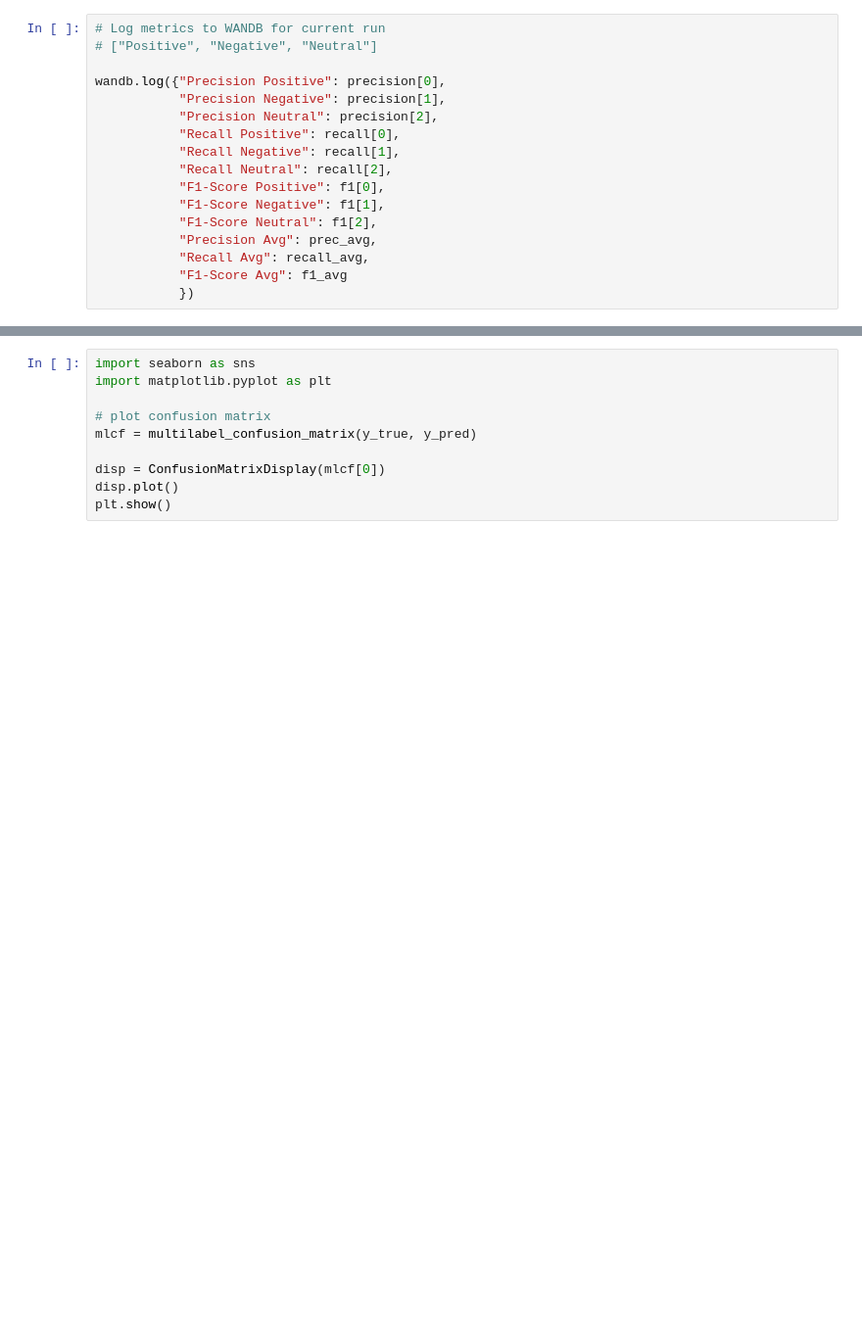
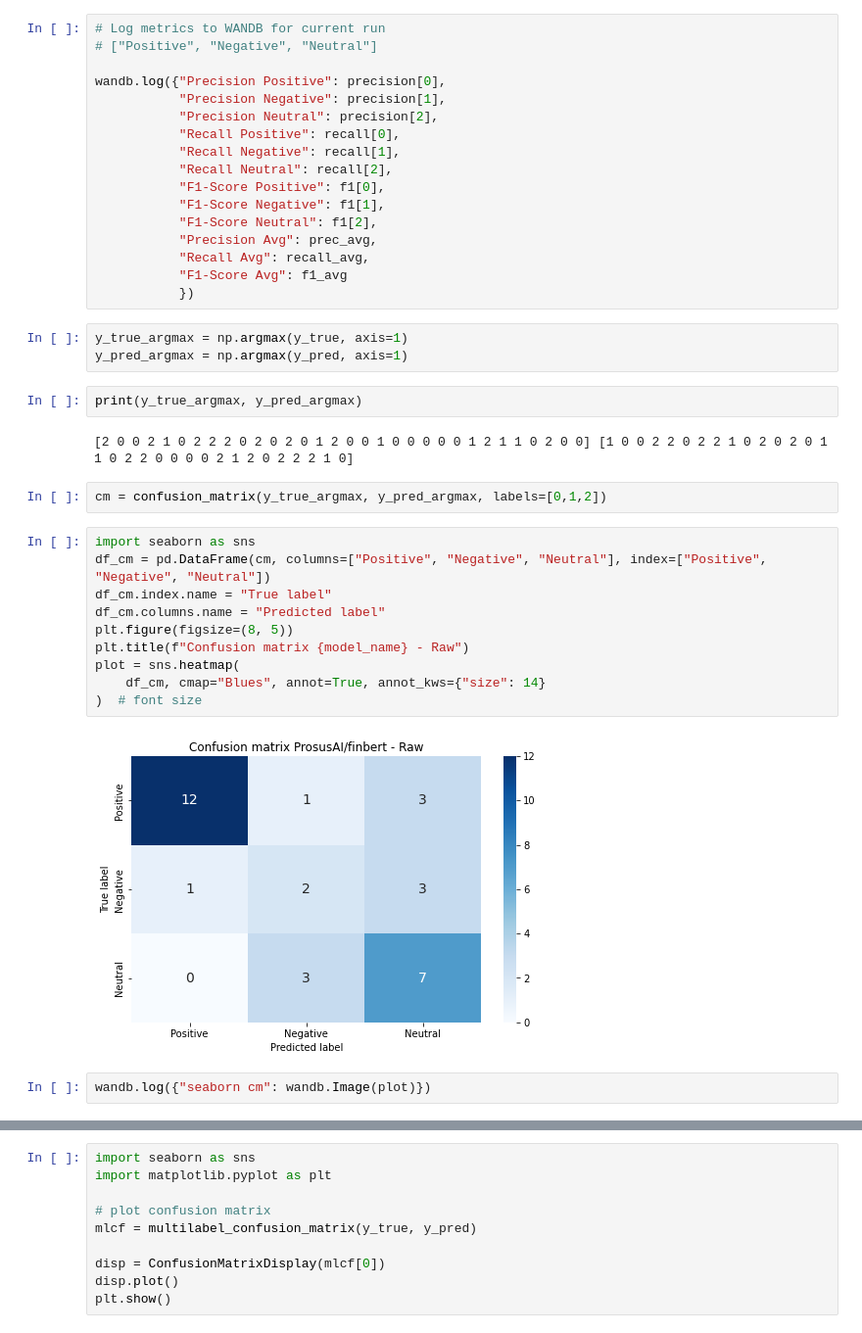
Before and after one commit to Jan-Burger/Bachelor-Thesis, a Jupyter notebook: notebooks/sentiment_analysis/transformer_finetuning.ipynb, the cells around one changed output, grey strips where cells are left out. Shown: that part at 98% size. Drawn from its saved outputs; the diff is of its cells as text; blank space fills up the shorter version.

Commit message:
annotations + logging confusion matrices to wandb

```diff
--- a/notebooks/sentiment_analysis/transformer_finetuning.ipynb
+++ b/notebooks/sentiment_analysis/transformer_finetuning.ipynb
@@ -408,3 +391,26 @@ wandb.log({"Precision Positive": precision[0],
            "Recall Avg": recall_avg,
            "F1-Score Avg": f1_avg
            })
+# %%
+y_true_argmax = np.argmax(y_true, axis=1)
+y_pred_argmax = np.argmax(y_pred, axis=1)
+# %%
+print(y_true_argmax, y_pred_argmax)
+# %% [output]
+[2 0 0 2 1 0 2 2 2 0 2 0 2 0 1 2 0 0 1 0 0 0 0 0 1 2 1 1 0 2 0 0] [1 0 0 2 2 0 2 2 1 0 2 0 2 0 1 1 0 2 2 0 0 0 0 2 1 2 0 2 2 2 1 0]
+# %%
+cm = confusion_matrix(y_true_argmax, y_pred_argmax, labels=[0,1,2])
+# %%
+import seaborn as sns
+df_cm = pd.DataFrame(cm, columns=["Positive", "Negative", "Neutral"], index=["Positive", "Negative", "Neutral"])
+df_cm.index.name = "True label"
+df_cm.columns.name = "Predicted label"
+plt.figure(figsize=(8, 5))
+plt.title(f"Confusion matrix {model_name} - Raw")
+plot = sns.heatmap(
+    df_cm, cmap="Blues", annot=True, annot_kws={"size": 14}
+)  # font size
+# %% [output]
+[figure, added]
+# %%
+wandb.log({"seaborn cm": wandb.Image(plot)})
```
Also changed, not shown: parts of 9 cells of this notebook, 17 other files.
